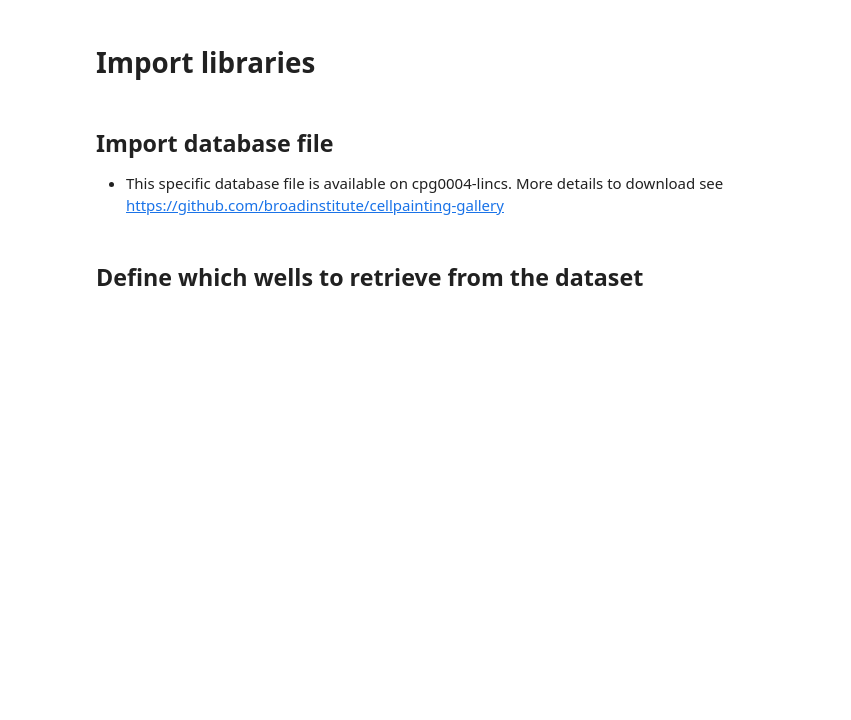
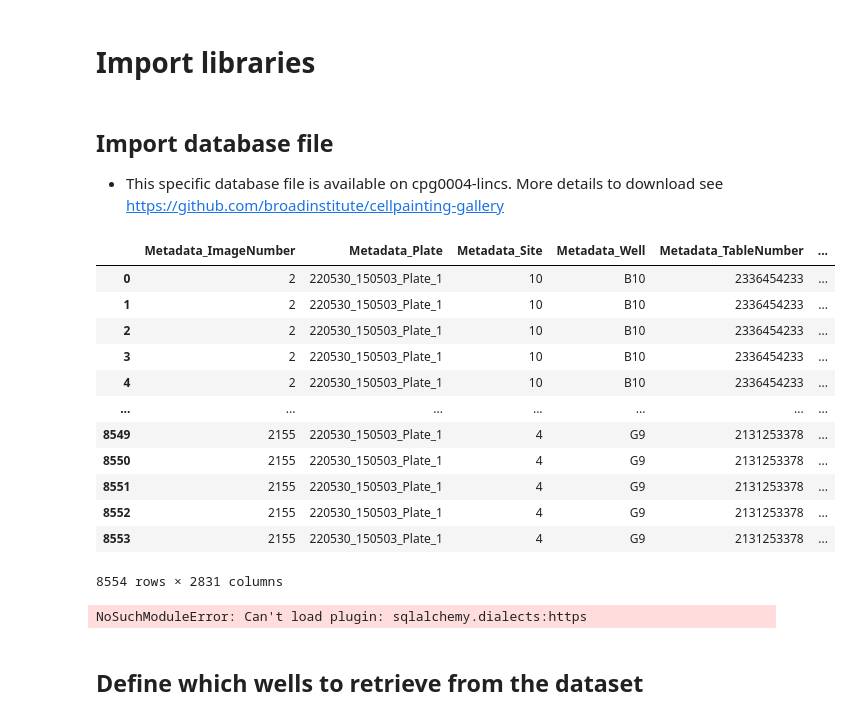
Before and after one commit to ciminilab/2023_Garcia-Fossa_Cruz_CurrentProtocols, a Jupyter notebook: basic_protocol_2/notebook/support notebooks/1_Samples_retrieval.ipynb, the cells around one changed output. Saved outputs shown, nothing was run; the diff lists cells and outputs as text; code cells hidden in the pictures; blank space fills up the shorter version.

```diff
--- a/basic_protocol_2/notebook/support notebooks/1_Samples_retrieval.ipynb
+++ b/basic_protocol_2/notebook/support notebooks/1_Samples_retrieval.ipynb
@@ -22,4 +38,30 @@ import pycytominer
 ## Import database file
 
 - This specific database file is available on cpg0004-lincs. More details to download see https://github.com/broadinstitute/cellpainting-gallery
+# %%
+from pycytominer.cyto_utils.cells import SingleCells
+database = SingleCells(f"sqlite:///G:/My Drive/Analysis/CellRecovery/workspace/backend/220530_150503_Plate_1.sqlite")
+df = database.merge_single_cells()
+# %%
+df
+# %% [output]
+|  | Metadata_ImageNumber | Metadata_Plate | Metadata_Site | Metadata_Well | Metadata_TableNumber | ... |
+| 0 | 2 | 220530_150503_Plate_1 | 10 | B10 | 2336454233 | ... |
+| 1 | 2 | 220530_150503_Plate_1 | 10 | B10 | 2336454233 | ... |
+| 2 | 2 | 220530_150503_Plate_1 | 10 | B10 | 2336454233 | ... |
+| 3 | 2 | 220530_150503_Plate_1 | 10 | B10 | 2336454233 | ... |
+| 4 | 2 | 220530_150503_Plate_1 | 10 | B10 | 2336454233 | ... |
+| ... | ... | ... | ... | ... | ... | ... |
+| 8549 | 2155 | 220530_150503_Plate_1 | 4 | G9 | 2131253378 | ... |
+| 8550 | 2155 | 220530_150503_Plate_1 | 4 | G9 | 2131253378 | ... |
+| 8551 | 2155 | 220530_150503_Plate_1 | 4 | G9 | 2131253378 | ... |
+| 8552 | 2155 | 220530_150503_Plate_1 | 4 | G9 | 2131253378 | ... |
+| 8553 | 2155 | 220530_150503_Plate_1 | 4 | G9 | 2131253378 | ... |
+8554 rows × 2831 columns
+# %%
+from pycytominer.cyto_utils.cells import SingleCells
+database = SingleCells(f"https://cellpainting-gallery.s3.us-east-1.amazonaws.com/cpg0004-lincs/broad/workspace/backend/2016_04_01_a549_48hr_batch1/SQ00015059/SQ00015059.sqlite")
+df = database.merge_single_cells()
+# %% [output]
+NoSuchModuleError: Can't load plugin: sqlalchemy.dialects:https
 # %%
```
Also changed, not shown: parts of 6 cells of this notebook, 1 other file.
